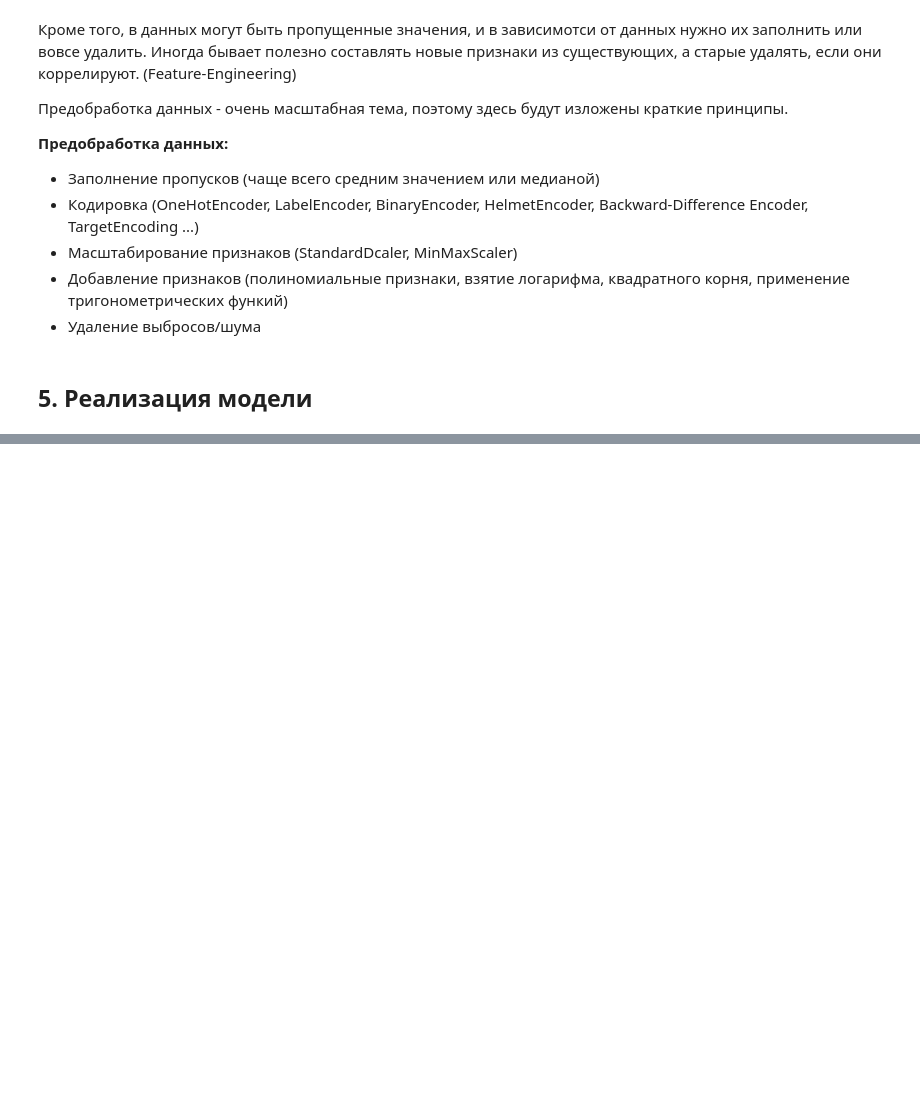
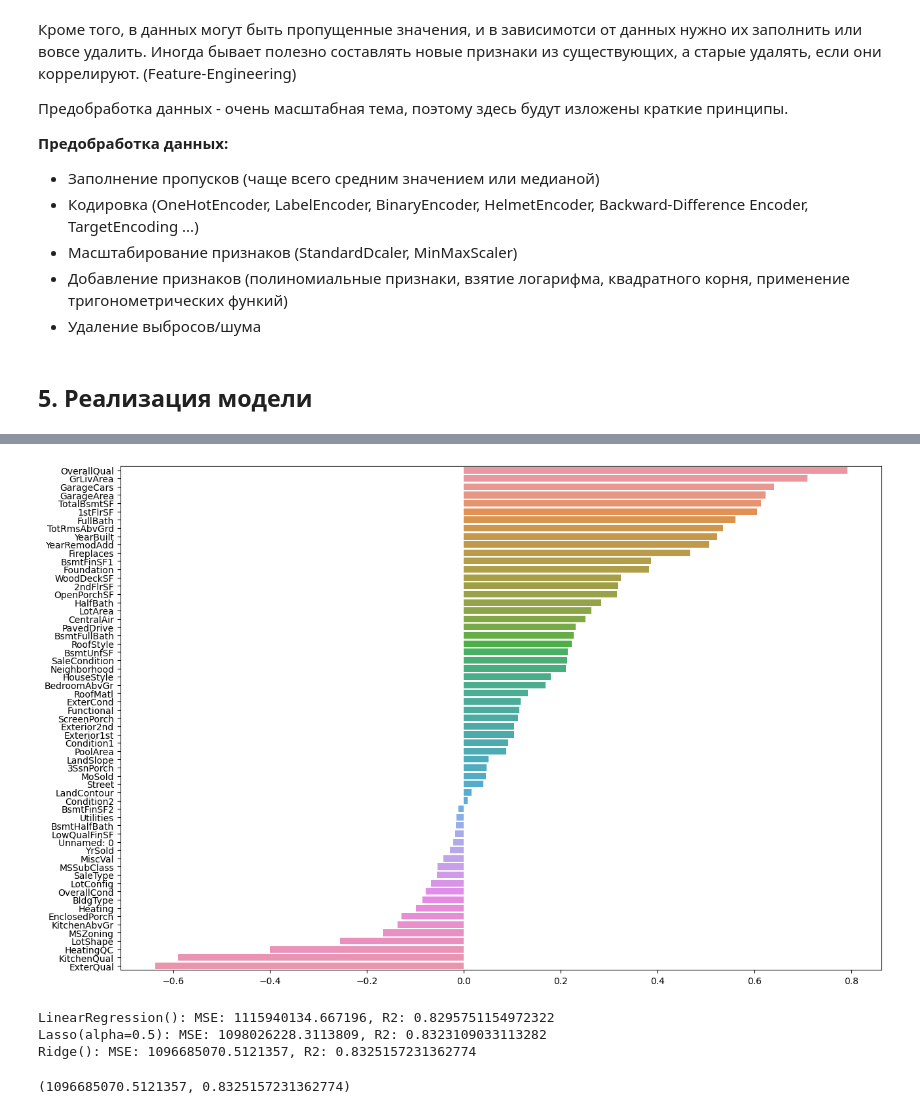
Before and after one commit to maksonchek/ML-and-DL-algorithms-from-scratch, a Jupyter notebook: Linear Regression/Linear_Regression.ipynb, the cells around one changed output, grey strips where cells are left out. Saved outputs shown, nothing was run; the diff lists cells and outputs as text; code cells hidden in the pictures; blank space fills up the shorter version.

Commit message:
Linear Regression and dataset

```diff
--- a/Linear Regression/Linear_Regression.ipynb
+++ b/Linear Regression/Linear_Regression.ipynb
@@ -211,0 +245,9 @@ print(np.sum(np.abs(weights))*y)
+# %%
+import pandas as pd
+import seaborn as sns
+from sklearn.linear_model import LinearRegression, Lasso, Ridge
+df = pd.read_csv('..\Datasets\Regression\prepared_reg_data.csv')
+from sklearn.model_selection import learning_curve
+from sklearn.metrics import mean_squared_error
+from sklearn.model_selection import train_test_split
+from sklearn.metrics import mean_squared_error, r2_score
@@ -211,0 +264,6 @@ print(np.sum(np.abs(weights))*y)
+# %%
+correlations = df.drop(columns="SalePrice").corrwith(df["SalePrice"]).sort_values(ascending=False)
+plot = sns.barplot(y=correlations.index, x=correlations)
+plot.figure.set_size_inches(15, 10)
+# %% [output]
+[figure, added]
@@ -211,0 +284,9 @@ print(np.sum(np.abs(weights))*y)
+# %%
+fit_predit(lr, X_train, y_train, X_test, y_test)
+fit_predit(lasso, X_train, y_train, X_test, y_test)
+fit_predit(ridge, X_train, y_train, X_test, y_test)
+# %% [output]
+LinearRegression(): MSE: 1115940134.667196, R2: 0.8295751154972322
+Lasso(alpha=0.5): MSE: 1098026228.3113809, R2: 0.8323109033113282
+Ridge(): MSE: 1096685070.5121357, R2: 0.8325157231362774
+(1096685070.5121357, 0.8325157231362774)
```
Also changed, not shown: parts of 18 cells of this notebook, 5 other files.
